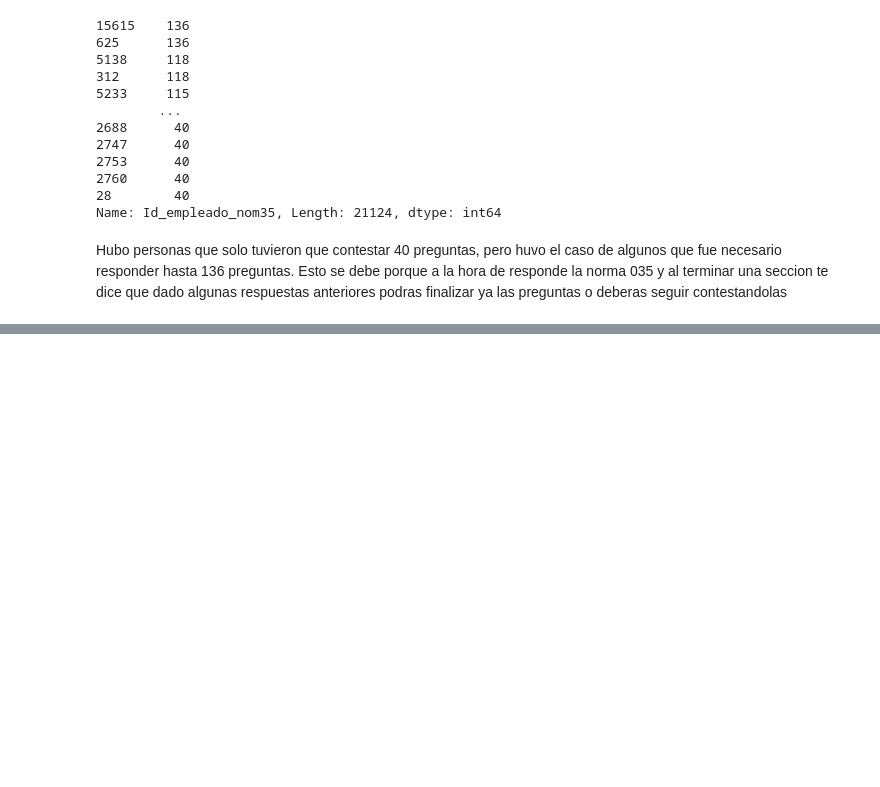
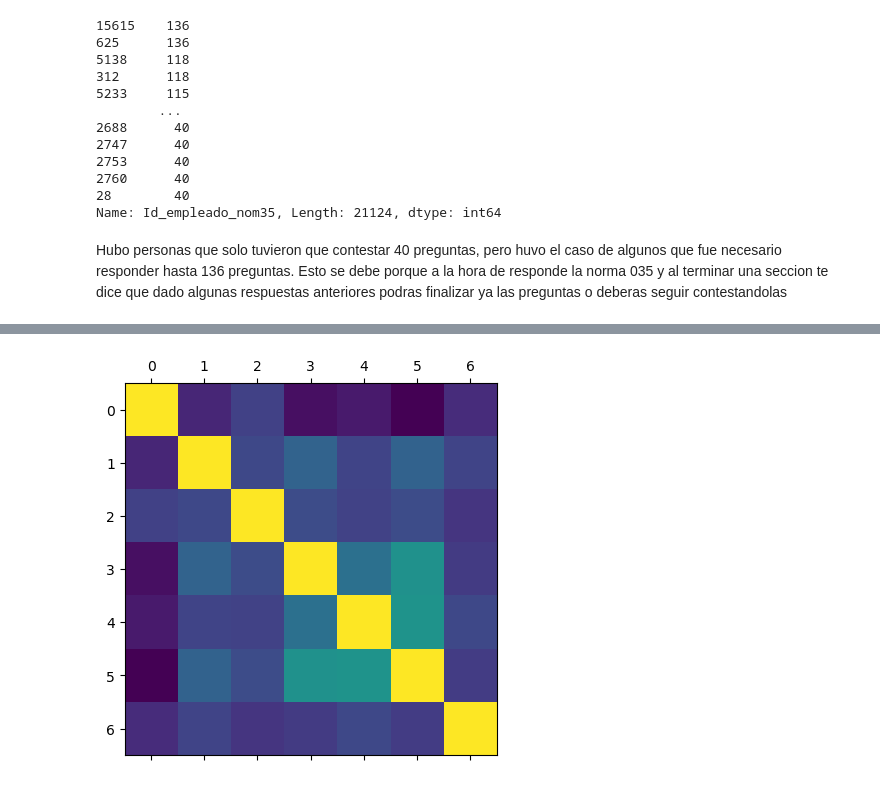
Before and after one commit to HeribertoVR/Proyecto---Tesis, a Jupyter notebook: Tesis.ipynb, the cells around one changed output, grey strips where cells are left out. Saved outputs shown, nothing was run; the diff lists cells and outputs as text; code cells hidden in the pictures; blank space fills up the shorter version.

```diff
--- a/Tesis.ipynb
+++ b/Tesis.ipynb
@@ -477,0 +581,6 @@ df_prueba
+# %%
+# Matriz correlacion visual
+plt.matshow(df_e[atributos].corr())
+plt.show()
+# %% [output]
+[figure, added]
```
Also changed, not shown: parts of 40 cells of this notebook.
